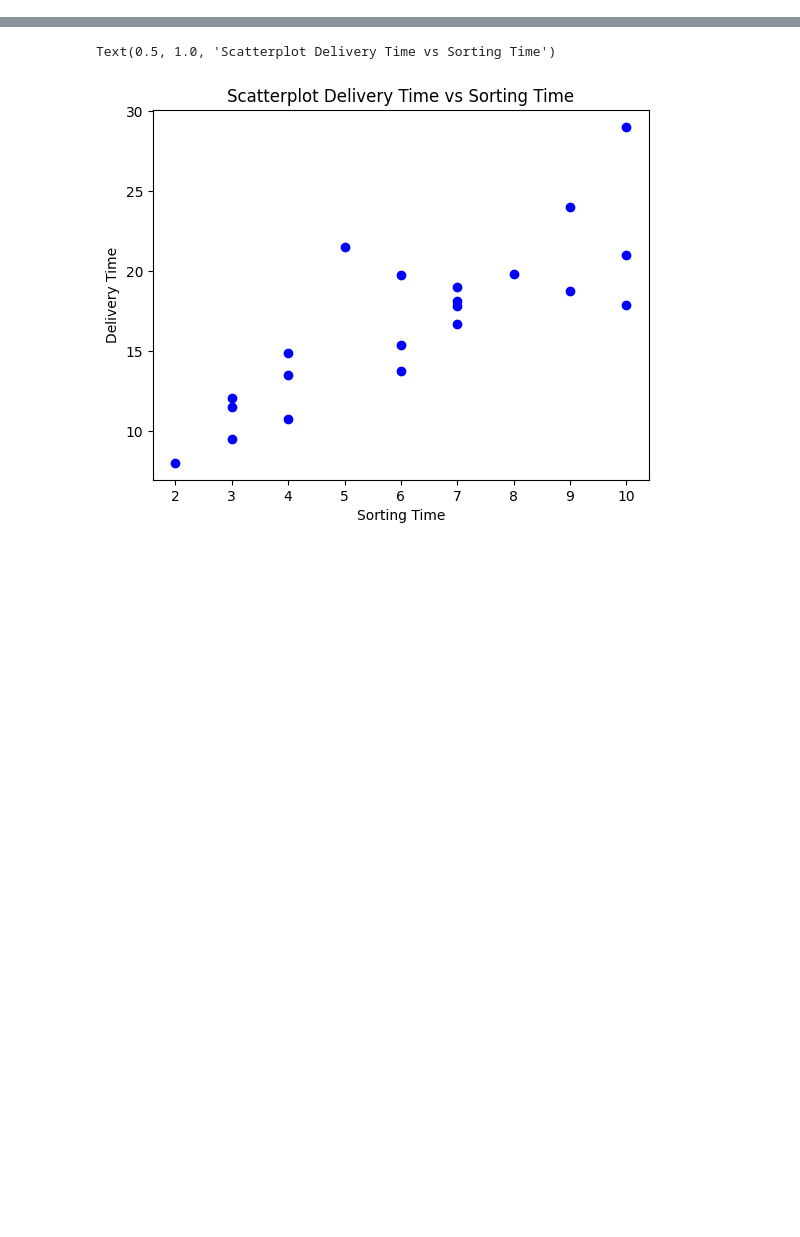
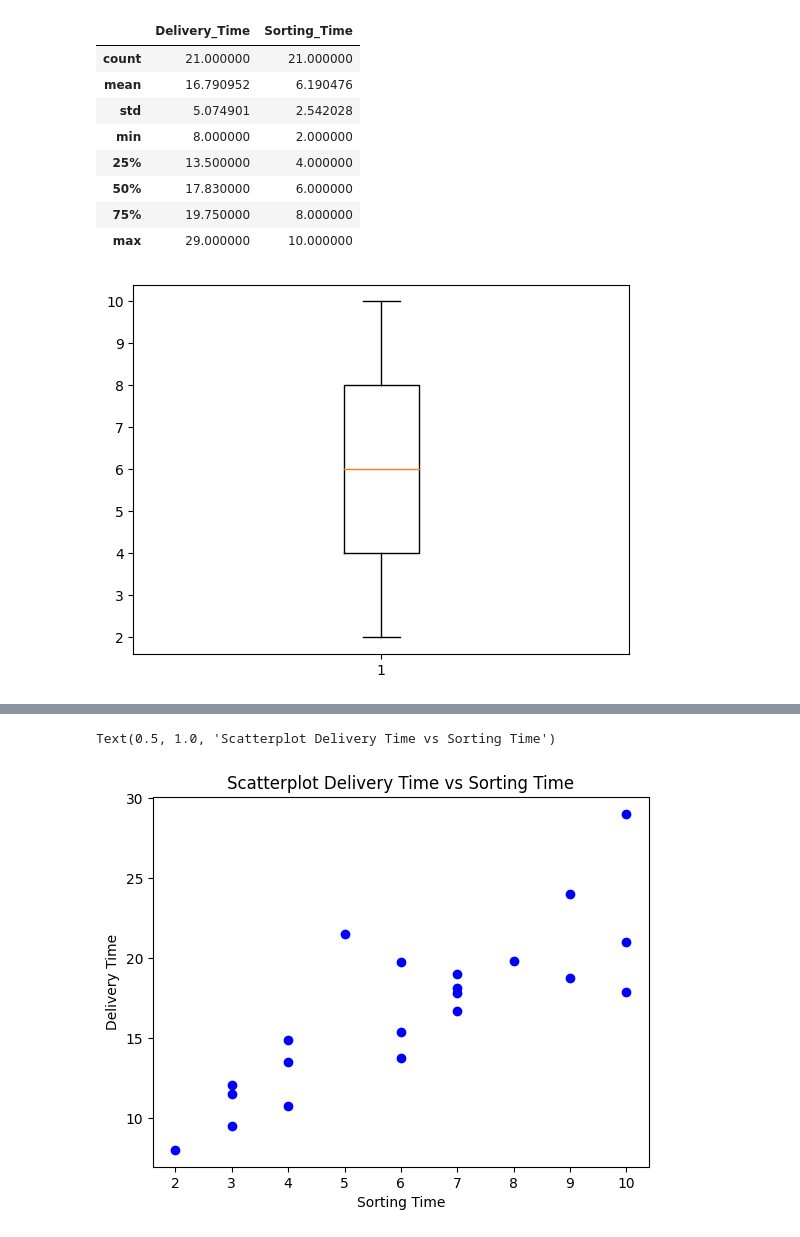
Before and after one commit to sinku29/Data-Science-Assignment, a Jupyter notebook: Delivery_time_Assignment.ipynb, the cells around one changed output, grey strips where cells are left out. Saved outputs shown, nothing was run; the diff lists cells and outputs as text; code cells hidden in the pictures; blank space fills up the shorter version.

```diff
--- a/Delivery_time_Assignment.ipynb
+++ b/Delivery_time_Assignment.ipynb
@@ -38,2 +41,16 @@ Data columns (total 2 columns):
 dtypes: float64(1), int64(1)
 memory usage: 464.0 bytes
+# %%
+plt.boxplot(data["Sorting_Time"])
+data.describe()
+# %% [output]
+|  | Delivery_Time | Sorting_Time |
+| count | 21.000000 | 21.000000 |
+| mean | 16.790952 | 6.190476 |
+| std | 5.074901 | 2.542028 |
+| min | 8.000000 | 2.000000 |
+| 25% | 13.500000 | 4.000000 |
+| 50% | 17.830000 | 6.000000 |
+| 75% | 19.750000 | 8.000000 |
+| max | 29.000000 | 10.000000 |
+[figure, added]
```
Also changed, not shown: parts of 18 cells of this notebook.
